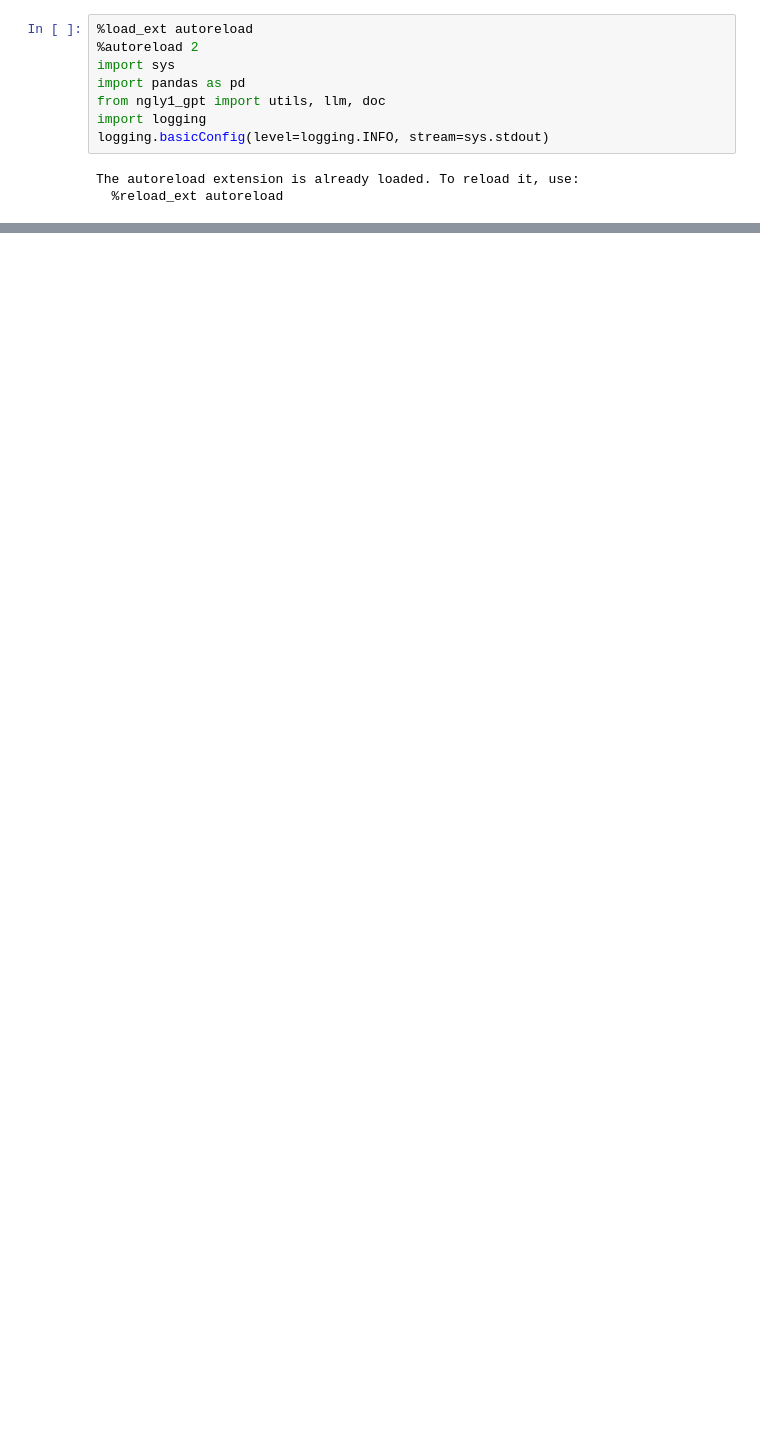
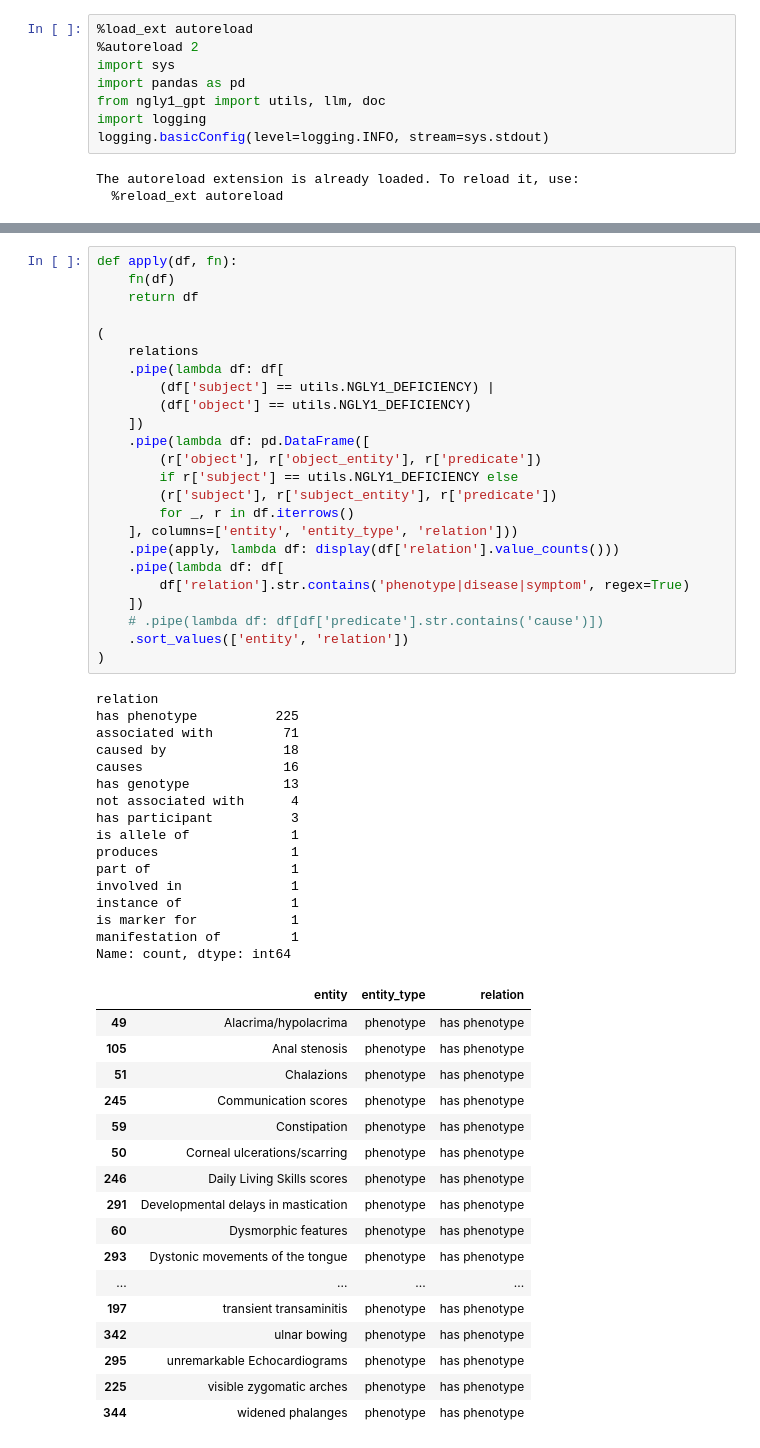
Before and after one commit to eric-czech/ngly1-gpt, a Jupyter notebook: ngly1_gpt/notebooks/relation_extraction.ipynb, the cells around one changed output, grey strips where cells are left out. Saved outputs shown, nothing was run; the diff lists cells and outputs as text; blank space fills up the shorter version.

```diff
--- a/ngly1_gpt/notebooks/relation_extraction.ipynb
+++ b/ngly1_gpt/notebooks/relation_extraction.ipynb
@@ -188,0 +206,58 @@ The impaired sweat response, largely affecting distal responses, is consistent w
+# %%
+def apply(df, fn):
+    fn(df)
+    return df
+
+(
+    relations
+    .pipe(lambda df: df[
+        (df['subject'] == utils.NGLY1_DEFICIENCY) |
+        (df['object'] == utils.NGLY1_DEFICIENCY)
+    ])
+    .pipe(lambda df: pd.DataFrame([
+        (r['object'], r['object_entity'], r['predicate'])
+        if r['subject'] == utils.NGLY1_DEFICIENCY else
+        (r['subject'], r['subject_entity'], r['predicate'])
+        for _, r in df.iterrows()
+    ], columns=['entity', 'entity_type', 'relation']))
+    .pipe(apply, lambda df: display(df['relation'].value_counts()))
+    .pipe(lambda df: df[
+        df['relation'].str.contains('phenotype|disease|symptom', regex=True)
+    ])
+    # .pipe(lambda df: df[df['predicate'].str.contains('cause')])
+    .sort_values(['entity', 'relation'])
+)
+# %% [output]
+relation
+has phenotype          225
+associated with         71
+caused by               18
+causes                  16
+has genotype            13
+not associated with      4
+has participant          3
+is allele of             1
+produces                 1
+part of                  1
+involved in              1
+instance of              1
+is marker for            1
+manifestation of         1
+Name: count, dtype: int64
+|  | entity | entity_type | relation |
+| 49 | Alacrima/hypolacrima | phenotype | has phenotype |
+| 105 | Anal stenosis | phenotype | has phenotype |
+| 51 | Chalazions | phenotype | has phenotype |
+| 245 | Communication scores | phenotype | has phenotype |
+| 59 | Constipation | phenotype | has phenotype |
+| 50 | Corneal ulcerations/scarring | phenotype | has phenotype |
+| 246 | Daily Living Skills scores | phenotype | has phenotype |
+| 291 | Developmental delays in mastication | phenotype | has phenotype |
+| 60 | Dysmorphic features | phenotype | has phenotype |
+| 293 | Dystonic movements of the tongue | phenotype | has phenotype |
+| ... | ... | ... | ... |
+| 197 | transient transaminitis | phenotype | has phenotype |
+| 342 | ulnar bowing | phenotype | has phenotype |
+| 295 | unremarkable Echocardiograms | phenotype | has phenotype |
+| 225 | visible zygomatic arches | phenotype | has phenotype |
+| 344 | widened phalanges | phenotype | has phenotype |
```
Also changed, not shown: parts of 28 cells of this notebook, 6 other files.
